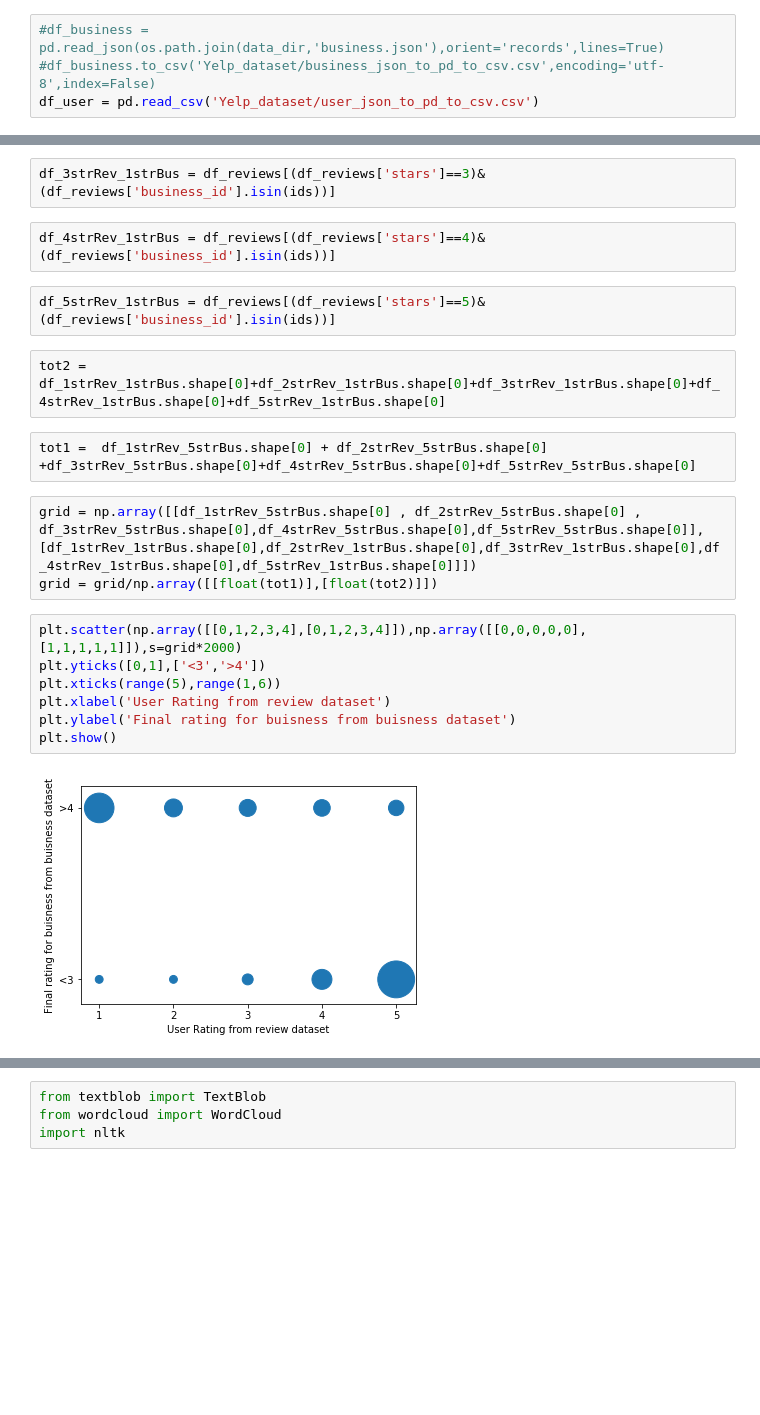
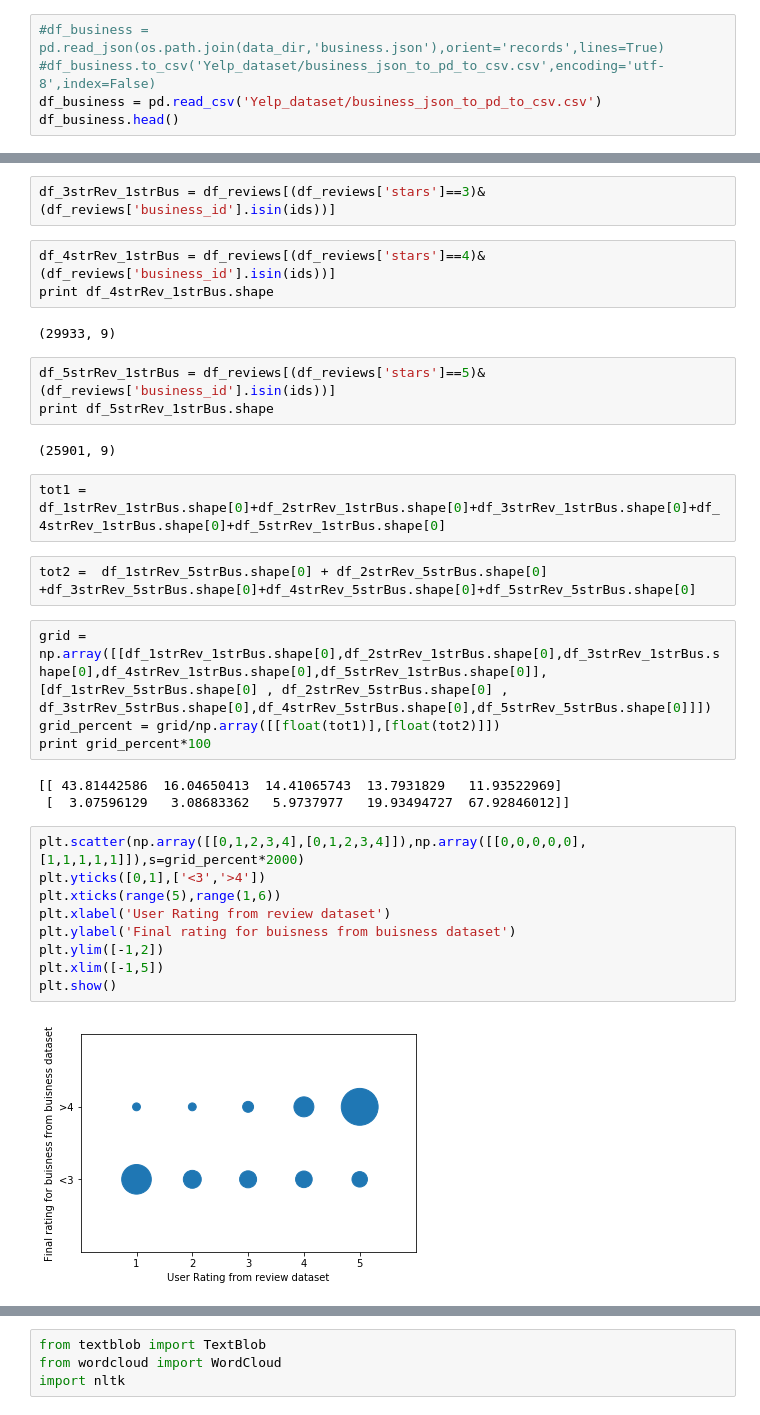
Before and after one commit to ibanesh/CapstoneProjectProposal, a Jupyter notebook: ProjectEDA.ipynb, the cells around one changed output, grey strips where cells are left out. Saved outputs shown, nothing was run; the diff lists cells and outputs as text; blank space fills up the shorter version.

```diff
--- a/ProjectEDA.ipynb
+++ b/ProjectEDA.ipynb
@@ -37,4 +36,5 @@ df_reviews = df_reviews[['review_id','user_id','business_id','stars','date','tex
 # %%
 #df_business = pd.read_json(os.path.join(data_dir,'business.json'),orient='records',lines=True)
 #df_business.to_csv('Yelp_dataset/business_json_to_pd_to_csv.csv',encoding='utf-8',index=False)
-df_user = pd.read_csv('Yelp_dataset/user_json_to_pd_to_csv.csv')
+df_business = pd.read_csv('Yelp_dataset/business_json_to_pd_to_csv.csv')
+df_business.head()
@@ -307,24 +312,36 @@ df_2strRev_1strBus = df_reviews[(df_reviews['stars']==2)&(df_reviews['business_i
 df_3strRev_1strBus = df_reviews[(df_reviews['stars']==3)&(df_reviews['business_id'].isin(ids))]
 # %%
 df_4strRev_1strBus = df_reviews[(df_reviews['stars']==4)&(df_reviews['business_id'].isin(ids))]
+print df_4strRev_1strBus.shape
+# %% [output]
+(29933, 9)
 # %%
 df_5strRev_1strBus = df_reviews[(df_reviews['stars']==5)&(df_reviews['business_id'].isin(ids))]
+print df_5strRev_1strBus.shape
+# %% [output]
+(25901, 9)
 # %%
-tot2 = df_1strRev_1strBus.shape[0]+df_2strRev_1strBus.shape[0]+df_3strRev_1strBus.shape[0]+df_4strRev_1strBus.shape[0]+df_5strRev_1strBus.shape[0]
+tot1 = df_1strRev_1strBus.shape[0]+df_2strRev_1strBus.shape[0]+df_3strRev_1strBus.shape[0]+df_4strRev_1strBus.shape[0]+df_5strRev_1strBus.shape[0]
 # %%
-tot1 =  df_1strRev_5strBus.shape[0] + df_2strRev_5strBus.shape[0] +df_3strRev_5strBus.shape[0]+df_4strRev_5strBus.shape[0]+df_5strRev_5strBus.shape[0]
+tot2 =  df_1strRev_5strBus.shape[0] + df_2strRev_5strBus.shape[0] +df_3strRev_5strBus.shape[0]+df_4strRev_5strBus.shape[0]+df_5strRev_5strBus.shape[0]
 # %%
-grid = np.array([[df_1strRev_5strBus.shape[0] , df_2strRev_5strBus.shape[0] , df_3strRev_5strBus.shape[0],df_4strRev_5strBus.shape[0],df_5strRev_5strBus.shape[0]],[df_1strRev_1strBus.shape[0],df_2strRev_1strBus.shape[0],df_3strRev_1strBus.shape[0],df_4strRev_1strBus.shape[0],df_5strRev_1strBus.shape[0]]])
-grid = grid/np.array([[float(tot1)],[float(tot2)]])
+grid = np.array([[df_1strRev_1strBus.shape[0],df_2strRev_1strBus.shape[0],df_3strRev_1strBus.shape[0],df_4strRev_1strBus.shape[0],df_5strRev_1strBus.shape[0]],[df_1strRev_5strBus.shape[0] , df_2strRev_5strBus.shape[0] , df_3strRev_5strBus.shape[0],df_4strRev_5strBus.shape[0],df_5strRev_5strBus.shape[0]]])
+grid_percent = grid/np.array([[float(tot1)],[float(tot2)]])
+print grid_percent*100
+# %% [output]
+[[ 43.81442586  16.04650413  14.41065743  13.7931829   11.93522969]
+ [  3.07596129   3.08683362   5.9737977   19.93494727  67.92846012]]
 # %%
-plt.scatter(np.array([[0,1,2,3,4],[0,1,2,3,4]]),np.array([[0,0,0,0,0],[1,1,1,1,1]]),s=grid*2000)
+plt.scatter(np.array([[0,1,2,3,4],[0,1,2,3,4]]),np.array([[0,0,0,0,0],[1,1,1,1,1]]),s=grid_percent*2000)
 plt.yticks([0,1],['<3','>4'])
 plt.xticks(range(5),range(1,6))
 plt.xlabel('User Rating from review dataset')
 plt.ylabel('Final rating for buisness from buisness dataset')
+plt.ylim([-1,2])
+plt.xlim([-1,5])
 plt.show()
 # %% [output]
-[figure, old version]
+[figure, new version]
 # %% [markdown]
 This plot shows the number of reviews across different star rating for buisness with >4 star final rating and <3 star final rating.
 
```
Also changed, not shown: parts of 11 cells of this notebook.
